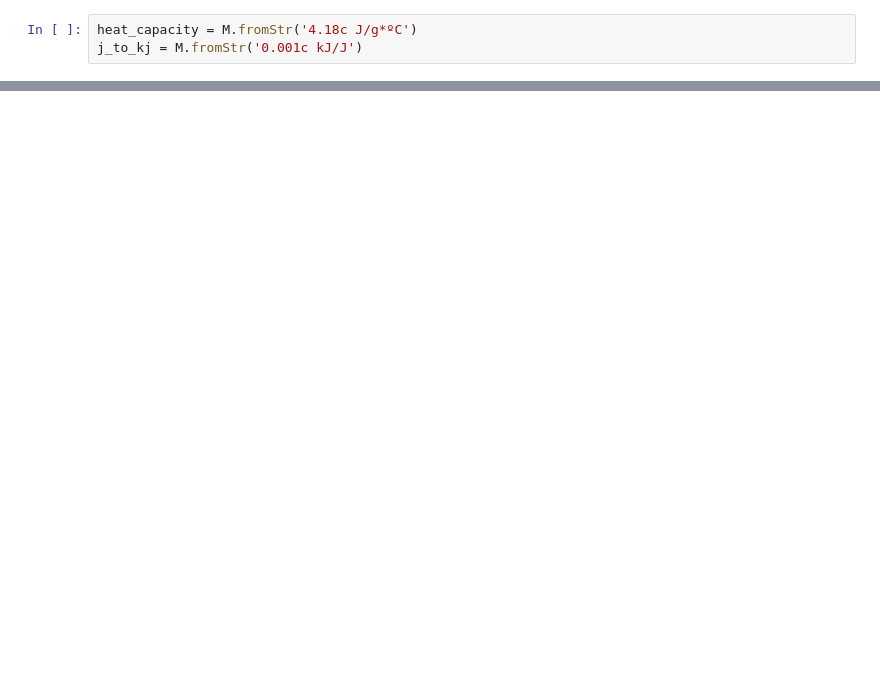
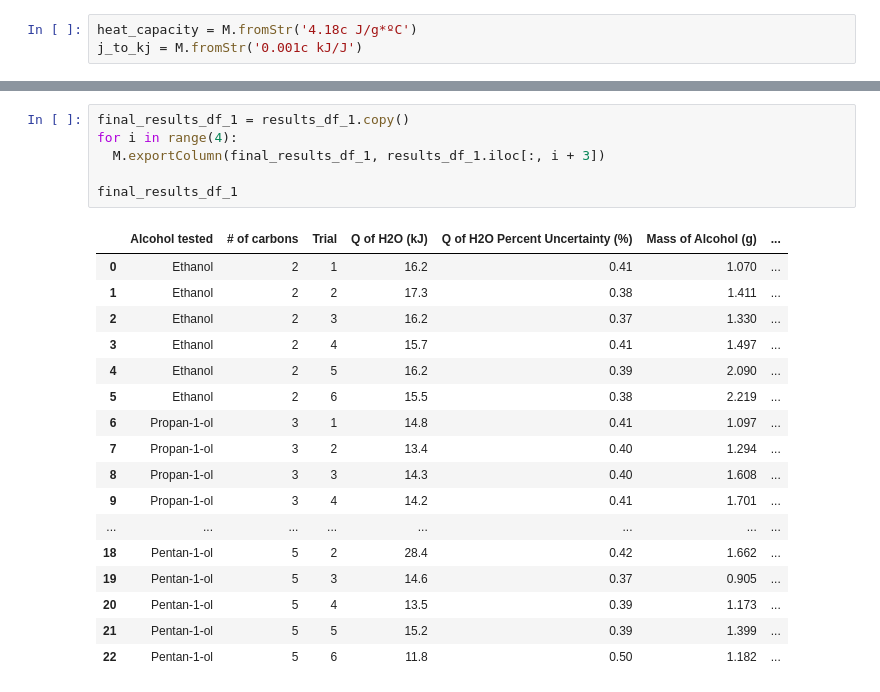
Before and after one commit to Saptak625/pymeasurement, a Jupyter notebook: docs/test.ipynb, the cells around one changed output, grey strips where cells are left out. Cells and saved outputs as stored; diff of their text form; blank space fills up the shorter version.

```diff
--- a/docs/test.ipynb
+++ b/docs/test.ipynb
@@ -85,0 +80,24 @@ AttributeError: type object 'Measurement' has no attribute 'average'
+# %%
+final_results_df_1 = results_df_1.copy()
+for i in range(4):
+  M.exportColumn(final_results_df_1, results_df_1.iloc[:, i + 3])
+
+final_results_df_1
+# %% [output]
+|  | Alcohol tested | # of carbons | Trial | Q of H2O (kJ) | Q of H2O Percent Uncertainty (%) | Mass of Alcohol (g) | ... |
+| 0 | Ethanol | 2 | 1 | 16.2 | 0.41 | 1.070 | ... |
+| 1 | Ethanol | 2 | 2 | 17.3 | 0.38 | 1.411 | ... |
+| 2 | Ethanol | 2 | 3 | 16.2 | 0.37 | 1.330 | ... |
+| 3 | Ethanol | 2 | 4 | 15.7 | 0.41 | 1.497 | ... |
+| 4 | Ethanol | 2 | 5 | 16.2 | 0.39 | 2.090 | ... |
+| 5 | Ethanol | 2 | 6 | 15.5 | 0.38 | 2.219 | ... |
+| 6 | Propan-1-ol | 3 | 1 | 14.8 | 0.41 | 1.097 | ... |
+| 7 | Propan-1-ol | 3 | 2 | 13.4 | 0.40 | 1.294 | ... |
+| 8 | Propan-1-ol | 3 | 3 | 14.3 | 0.40 | 1.608 | ... |
+| 9 | Propan-1-ol | 3 | 4 | 14.2 | 0.41 | 1.701 | ... |
+| ... | ... | ... | ... | ... | ... | ... | ... |
+| 18 | Pentan-1-ol | 5 | 2 | 28.4 | 0.42 | 1.662 | ... |
+| 19 | Pentan-1-ol | 5 | 3 | 14.6 | 0.37 | 0.905 | ... |
+| 20 | Pentan-1-ol | 5 | 4 | 13.5 | 0.39 | 1.173 | ... |
+| 21 | Pentan-1-ol | 5 | 5 | 15.2 | 0.39 | 1.399 | ... |
+| 22 | Pentan-1-ol | 5 | 6 | 11.8 | 0.50 | 1.182 | ... |
```
Also changed, not shown: parts of 10 cells of this notebook, 11 other files.
